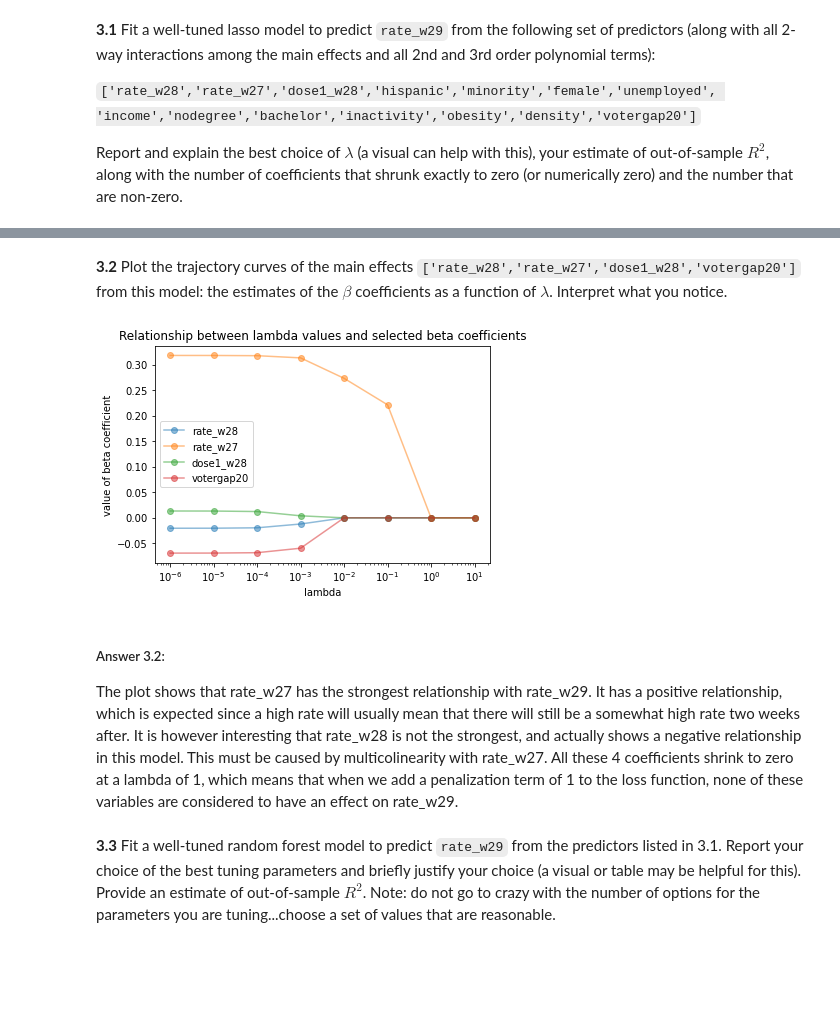
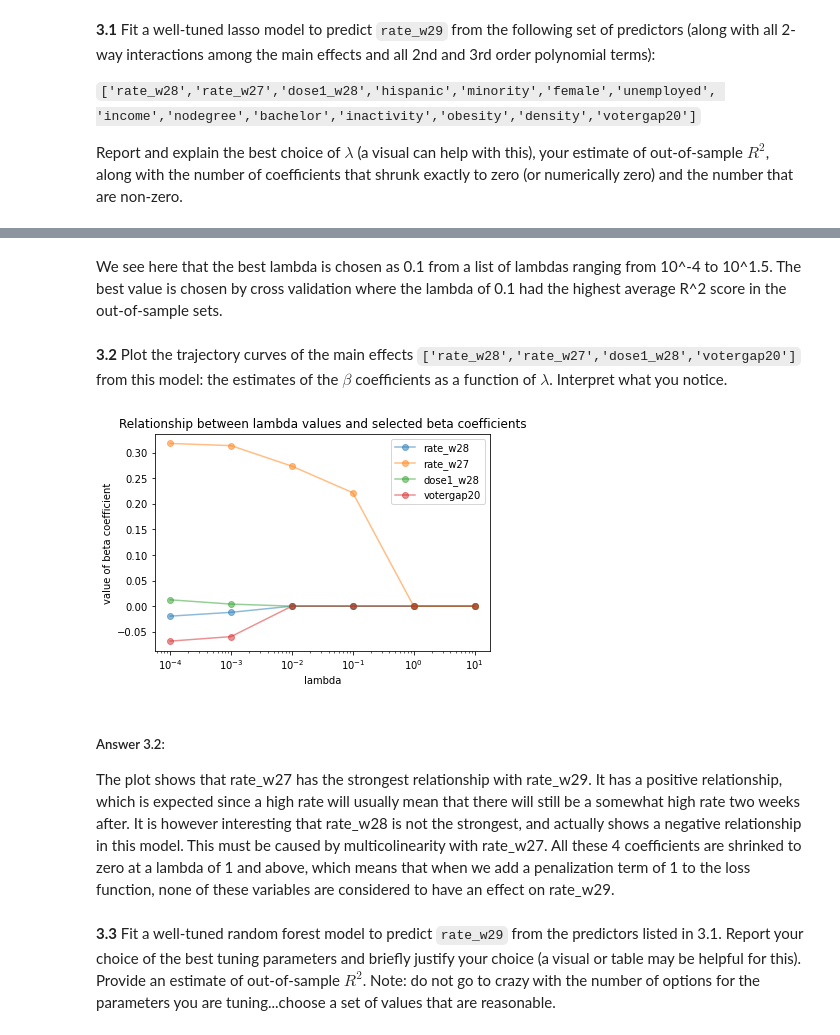
Before and after one commit to kkvalsvik/DataScience_cs109a_Harvard, a Jupyter notebook: cs_s109a_finalexam_2021.ipynb, the cells around one changed output, grey strips where cells are left out. Drawn from its saved outputs; the diff is of its cells as text; code cells hidden in the pictures; blank space fills up the shorter version.

```diff
--- a/cs_s109a_finalexam_2021.ipynb
+++ b/cs_s109a_finalexam_2021.ipynb
@@ -876,14 +878,19 @@ two_way_X = PolynomialFeatures(2,include_bias=False).fit_transform(X_std_test)
 third_order_terms_test = X_std_test**3
 full_X_test = np.append(two_way_X, third_order_terms_test, axis = 1)
 # %%
-# slettt - bruk gridsearch istedet
-# # Using LassoCV:
-# from sklearn.linear_model import LassoCV
-#     Lasso_object = LassoCV(alphas=(10.0**(np.arange(-6,3))), cv=5, max_iter=10000)
-# Lasso_object.fit(full_X, y_std.ravel())
+# Using GridsearchCV with Lasso:
+from sklearn.model_selection import GridSearchCV
+from sklearn import linear_model
 
-# print("Best model from CV:\nAlpha = {}\nOut-of-sample R2 = {:.4}\nNumber of betas shrunk exactly to zero = {}\nNumber of betas that are non-zero = {}, ".format(
-#     Lasso_object.alpha_, Lasso_object.score(full_X_test, y_std_test.ravel()), full_X.shape[1]-sum(Lasso_object.coef_!=0),  sum(Lasso_object.coef_!=0)))
+# def cv_optimize_lasso(x: np.ndarray, y: np.ndarray, list_of_lambdas: list, n_folds: int = 5):
+est = linear_model.Lasso(max_iter=10000)
+parameters = {'alpha': (10.0**(np.arange(-4,3,0.5)))}
+Lasso_object = GridSearchCV(est, param_grid=parameters, cv=5, scoring="r2", return_train_score=True)
+Lasso_object.fit(full_X, y_std.ravel())
+
+Lasso_best_model = linear_model.Lasso(max_iter=10000).set_params(**Lasso_object.best_params_).fit(full_X, y_std.ravel())
+print("Best model from CV:\nAlpha = {}\nOut-of-sample R2 = {:.4}\nNumber of betas shrunk exactly to zero = {}\nNumber of betas that are non-zero = {}, ".format(
+    Lasso_object.best_params_['alpha'], Lasso_object.best_score_, full_X.shape[1]-sum(Lasso_best_model.coef_!=0),  sum(Lasso_best_model.coef_!=0)))
 # %% [output]
 Best model from CV:
 Alpha = 0.1
@@ -891,19 +898,2 @@ Out-of-sample R2 = 0.4607
 Number of betas shrunk exactly to zero = 121
 Number of betas that are non-zero = 12,
-# %%
-# Using GridsearchCV:
-from sklearn.model_selection import GridSearchCV
-from sklearn import linear_model
-
-# def cv_optimize_lasso(x: np.ndarray, y: np.ndarray, list_of_lambdas: list, n_folds: int = 5):
-est = linear_model.Lasso(max_iter=10000)
-parameters = {'alpha': (10.0**(np.arange(-6,3)))}
-fitmodel = GridSearchCV(est, param_grid=parameters, cv=5, scoring="r2")
-fitmodel.fit(full_X, y_std.ravel())
-# return gs
-# lams =()
-# fitmodel = cv_optimize_lasso(full_X, y_std.ravel(), lams, 4)
-
-print(fitmodel.best_estimator_, "\n")
-print(fitmodel.best_params_, "\n")
-print(fitmodel.best_score_, "\n")
@@ -928,30 +915,32 @@ sk.metrics.r2_score(y_std_test.ravel(), newmodel.predict(full_X_test))
+# %% [markdown]
+We see here that the best lambda is chosen as 0.1 from a list of lambdas ranging from 10^-4 to 10^1.5. The best value is chosen by cross validation where the lambda of 0.1 had the highest average R^2 score in the out-of-sample sets.
 # %% [markdown]
 **3.2** Plot the trajectory curves of the main effects `['rate_w28','rate_w27','dose1_w28','votergap20']` from this model: the estimates of the $\beta$ coefficients as a function of $\lambda$.  Interpret what you notice.
 # %%
 #3.2:
 main_effects = ['rate_w28','rate_w27','dose1_w28','votergap20']
-lambdas = 10.0**(np.arange(-6,2))  #[1e-4, 1e-2, 1, 5, 10, 15, 50]
+lambdas = 10.0**(np.arange(-4,2))  #[1e-4, 1e-2, 1, 5, 10, 15, 50]
 coef_list = []
 for a in lambdas:
-    Lasso_object = LassoCV(alphas=([a]), cv=5, max_iter=10000).fit(full_X, y_std.ravel())
-    coef_list.append(Lasso_object.coef_[[5,1,2,13]])
+    Lasso_ob = linear_model.LassoCV(alphas=[a], cv=5, max_iter=10000).fit(full_X, y_std.ravel())
+    coef_list.append(Lasso_ob.coef_[[5,1,2,13]])
 coef_list = np.array(coef_list)
 # %%
 # Plotting the 4 selected predictors:
 for i in range(4):
-    plt.plot(10.0**(np.arange(-6,2)), coef_list[:,i],  marker='o', label=main_effects[i], alpha=0.5)
+    plt.plot(10.0**(np.arange(-4,2)), coef_list[:,i],  marker='o', label=main_effects[i], alpha=0.5)
 plt.legend()
 plt.xlabel('lambda')
 plt.ylabel('value of beta coefficient')
 plt.title('Relationship between lambda values and selected beta coefficients')
 plt.xscale('log')
 plt.show()
 # %% [output]
-[figure, old version]
+[figure, new version]
 # %% [markdown]
 ##### Answer 3.2:
 The plot shows that rate_w27 has the strongest relationship with rate_w29. It has a positive relationship, which is expected since a high rate will usually mean that there will still be a somewhat high rate two weeks after. It is however interesting that rate_w28 is not the strongest, and actually shows a negative relationship in this model. This must be caused by multicolinearity with rate_w27.
-All these 4 coefficients shrink to zero at a lambda of 1, which means that when we add a penalization term of 1 to the loss function, none of these variables are considered to have an effect on rate_w29.
+All these 4 coefficients are shrinked to zero at a lambda of 1 and above, which means that when we add a penalization term of 1 to the loss function, none of these variables are considered to have an effect on rate_w29.
 # %% [markdown]
 **3.3** Fit a well-tuned random forest model to predict `rate_w29` from the predictors listed in 3.1.  Report your choice of the best tuning parameters and briefly justify your choice (a visual or table may be helpful for this).  Provide an estimate of out-of-sample $R^2$.  Note: do not go to crazy with the number of options for the parameters you are tuning...choose a set of values that are reasonable.
 # %%
```
Also changed, not shown: parts of 22 cells of this notebook.
